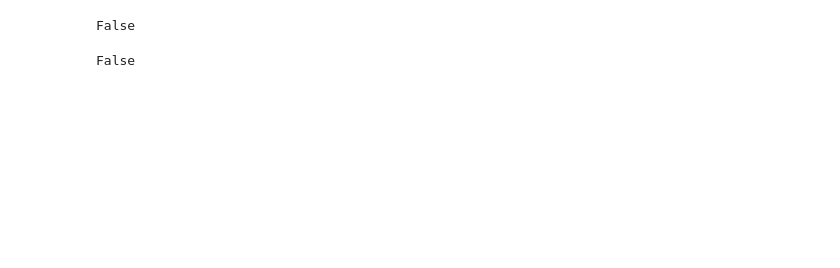
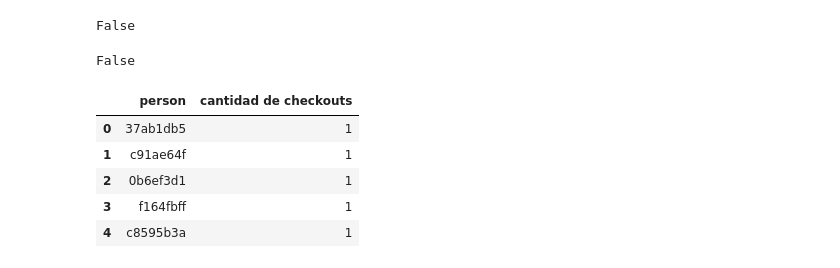
Before and after one commit to Blaz77/DatosReloaded, a Jupyter notebook: TP2/resolucion2.ipynb, the cells around one changed output. Saved outputs shown, nothing was run; the diff lists cells and outputs as text; code cells hidden in the pictures; blank space fills up the shorter version.

```diff
--- a/TP2/resolucion2.ipynb
+++ b/TP2/resolucion2.ipynb
@@ -184,3 +184,18 @@ False
 features['cantidad de visitas a la pagina'].isnull().any()
 # %% [output]
 False
+# %%
+# #Cantidad de visitas a la pagina de cada usuario
+check_user = pd.DataFrame()
+check_user = events_data.loc[events_data['event'] == 'checkout',['person']]
+check_user= pd.DataFrame(visit_user['person'].value_counts())
+check_user = check_user.reset_index()
+check_user.rename({'index':'person', 'person':'cantidad de checkouts'}, axis = 1, inplace = True)
+check_user.head()
+# %% [output]
+|  | person | cantidad de checkouts |
+| 0 | 37ab1db5 | 1 |
+| 1 | c91ae64f | 1 |
+| 2 | 0b6ef3d1 | 1 |
+| 3 | f164fbff | 1 |
+| 4 | c8595b3a | 1 |
```
Also changed, not shown: parts of 1 cell of this notebook.
